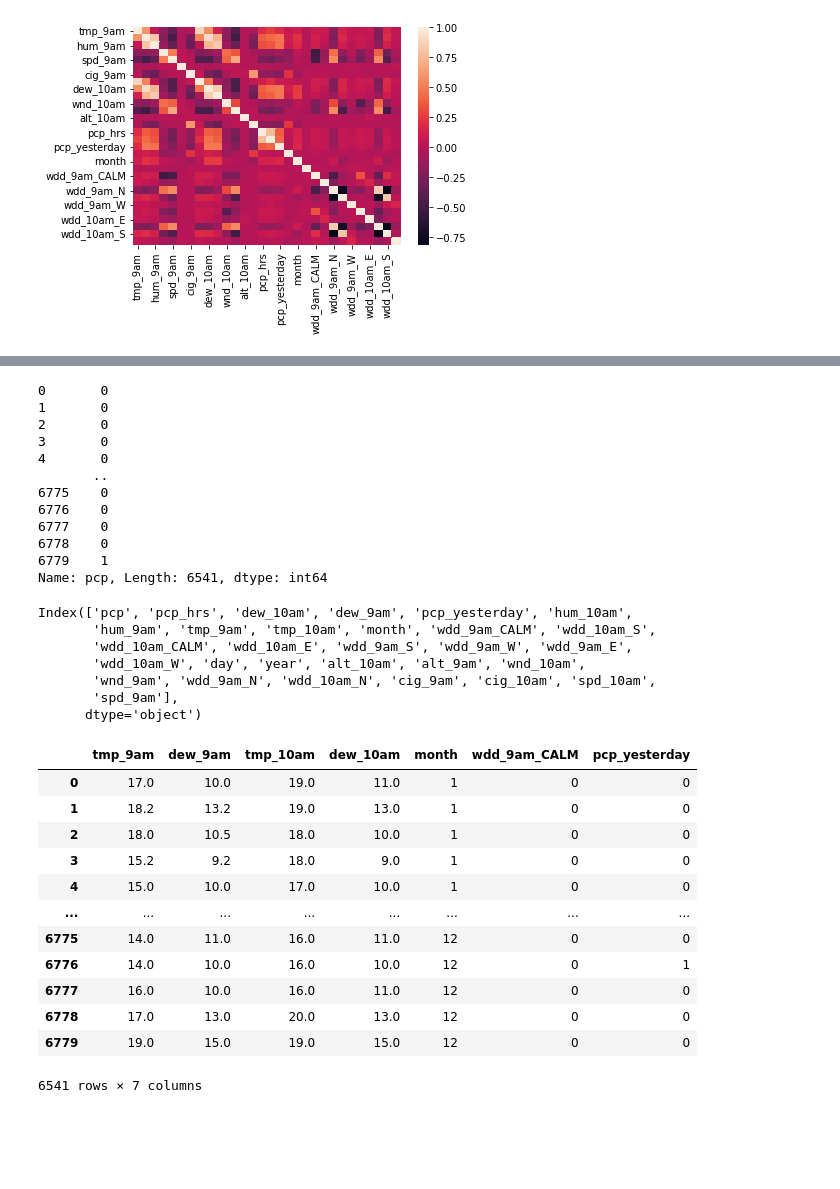
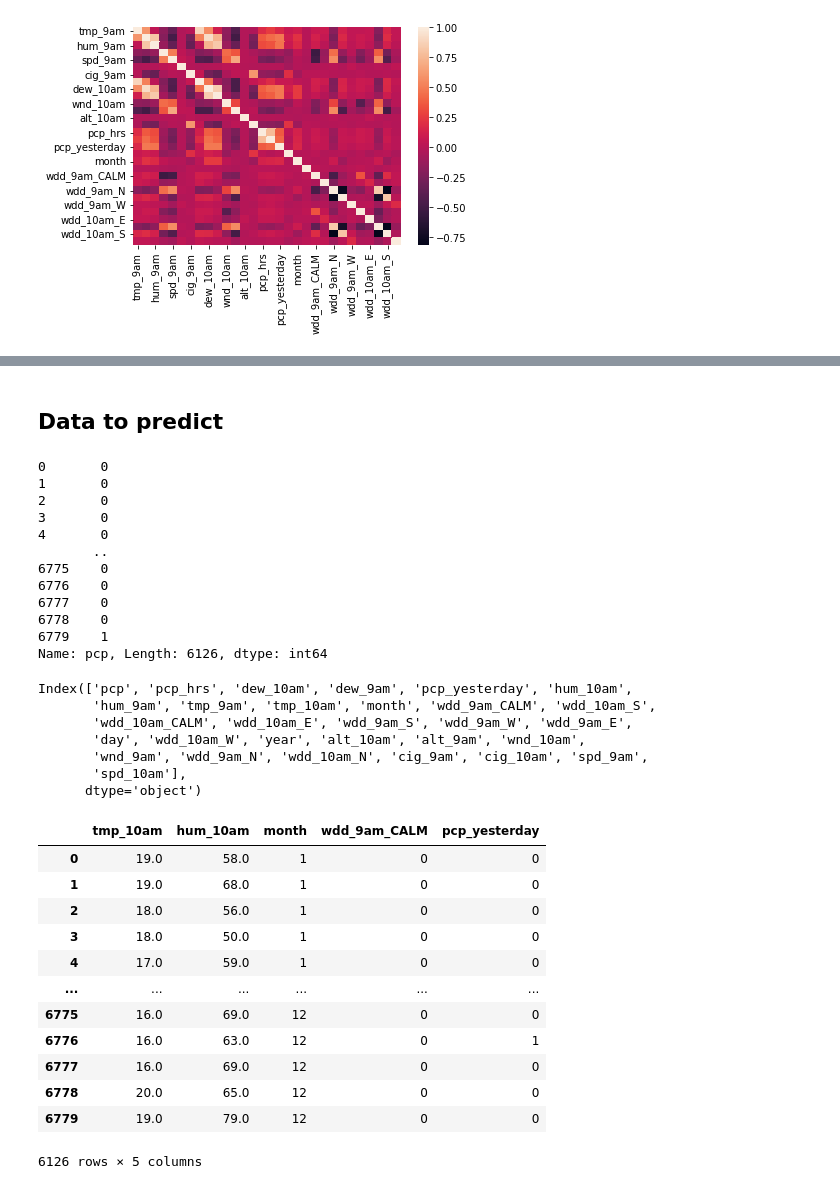
Before and after one commit to navilaufm/ML_LR_rainfall_MGGT, a Jupyter notebook: Norman_Avila_ML_LR_rainfall.ipynb, the cells around one changed output, grey strips where cells are left out. Saved outputs shown, nothing was run; the diff lists cells and outputs as text; code cells hidden in the pictures; blank space fills up the shorter version.

Commit message:
Created using Colaboratory - Added a function to test different predictors

```diff
--- a/Norman_Avila_ML_LR_rainfall.ipynb
+++ b/Norman_Avila_ML_LR_rainfall.ipynb
@@ -135,7 +141,3 @@ import seaborn as sns
 data.pcp.isnull().sum() ##no null values
 # %% [output]
 0
-# %%
-
-data=data.drop(data[data.hum_10am.isnull()].index)  ##cleanup
-data[data.hum_10am.isnull()==False]
@@ -155,0 +144,12 @@ data[data.hum_10am.isnull()==False]
+# %%
+
+#data=data.drop(data[data.hum_10am.isnull()].index)  ##cleanup
+#data[data.hum_10am.isnull()==False]
+
+data= data[data.hum_9am.isnull()==False]
+data= data[data.hum_10am.isnull()==False]
+data= data[data.alt_9am.isnull()==False]
+data= data[data.alt_10am.isnull()==False]
+data= data[data.spd_9am.isnull()==False]
+data= data[data.spd_10am.isnull()==False]
+data
@@ -213,7 +227,9 @@ data_corr[['pcp']].sort_values(by=['pcp'],ascending=False)
 # %%
 import numpy as np
+# %% [markdown]
+## Data to predict
 # %%
-#removing pcp fiend and storing in variable y
+#removing pcp and storing in variable y this will not change..
 y = data.pop('pcp')
 y
 # %% [output]
@@ -228,35 +244,37 @@ y
 6777    0
 6778    0
 6779    1
-Name: pcp, Length: 6541, dtype: int64
+Name: pcp, Length: 6126, dtype: int64
 # %%
 data_corr[['pcp']].sort_values(by=['pcp'],ascending=False).index
 # %% [output]
 Index(['pcp', 'pcp_hrs', 'dew_10am', 'dew_9am', 'pcp_yesterday', 'hum_10am',
        'hum_9am', 'tmp_9am', 'tmp_10am', 'month', 'wdd_9am_CALM', 'wdd_10am_S',
        'wdd_10am_CALM', 'wdd_10am_E', 'wdd_9am_S', 'wdd_9am_W', 'wdd_9am_E',
-       'wdd_10am_W', 'day', 'year', 'alt_10am', 'alt_9am', 'wnd_10am',
-       'wnd_9am', 'wdd_9am_N', 'wdd_10am_N', 'cig_9am', 'cig_10am', 'spd_10am',
-       'spd_9am'],
+       'day', 'wdd_10am_W', 'year', 'alt_10am', 'alt_9am', 'wnd_10am',
+       'wnd_9am', 'wdd_9am_N', 'wdd_10am_N', 'cig_9am', 'cig_10am', 'spd_9am',
+       'spd_10am'],
       dtype='object')
 # %%
-X = data[['tmp_9am','dew_9am', 'tmp_10am','dew_10am',
-         'month', 'wdd_9am_CALM','pcp_yesterday']] ##features with most correlation
+#X = data[['tmp_9am','dew_9am', 'tmp_10am','dew_10am','month', 'wdd_9am_CALM','pcp_yesterday']] ##features with most correlation
+
+X = data[['tmp_10am','hum_10am','month', 'wdd_9am_CALM','pcp_yesterday']] ##features with most correlation
+#question
 X
 # %% [output]
-|  | tmp_9am | dew_9am | tmp_10am | dew_10am | month | wdd_9am_CALM | pcp_yesterday |
-| 0 | 17.0 | 10.0 | 19.0 | 11.0 | 1 | 0 | 0 |
-| 1 | 18.2 | 13.2 | 19.0 | 13.0 | 1 | 0 | 0 |
-| 2 | 18.0 | 10.5 | 18.0 | 10.0 | 1 | 0 | 0 |
-| 3 | 15.2 | 9.2 | 18.0 | 9.0 | 1 | 0 | 0 |
-| 4 | 15.0 | 10.0 | 17.0 | 10.0 | 1 | 0 | 0 |
-| ... | ... | ... | ... | ... | ... | ... | ... |
-| 6775 | 14.0 | 11.0 | 16.0 | 11.0 | 12 | 0 | 0 |
-| 6776 | 14.0 | 10.0 | 16.0 | 10.0 | 12 | 0 | 1 |
-| 6777 | 16.0 | 10.0 | 16.0 | 11.0 | 12 | 0 | 0 |
-| 6778 | 17.0 | 13.0 | 20.0 | 13.0 | 12 | 0 | 0 |
-| 6779 | 19.0 | 15.0 | 19.0 | 15.0 | 12 | 0 | 0 |
+|  | tmp_10am | hum_10am | month | wdd_9am_CALM | pcp_yesterday |
+| 0 | 19.0 | 58.0 | 1 | 0 | 0 |
+| 1 | 19.0 | 68.0 | 1 | 0 | 0 |
+| 2 | 18.0 | 56.0 | 1 | 0 | 0 |
+| 3 | 18.0 | 50.0 | 1 | 0 | 0 |
+| 4 | 17.0 | 59.0 | 1 | 0 | 0 |
+| ... | ... | ... | ... | ... | ... |
+| 6775 | 16.0 | 69.0 | 12 | 0 | 0 |
+| 6776 | 16.0 | 63.0 | 12 | 0 | 1 |
+| 6777 | 16.0 | 69.0 | 12 | 0 | 0 |
+| 6778 | 20.0 | 65.0 | 12 | 0 | 0 |
+| 6779 | 19.0 | 79.0 | 12 | 0 | 0 |
-6541 rows × 7 columns
+6126 rows × 5 columns
 # %%
 #ML Libraries
 from sklearn.preprocessing import StandardScaler, LabelEncoder
```
Also changed, not shown: parts of 24 cells of this notebook.
